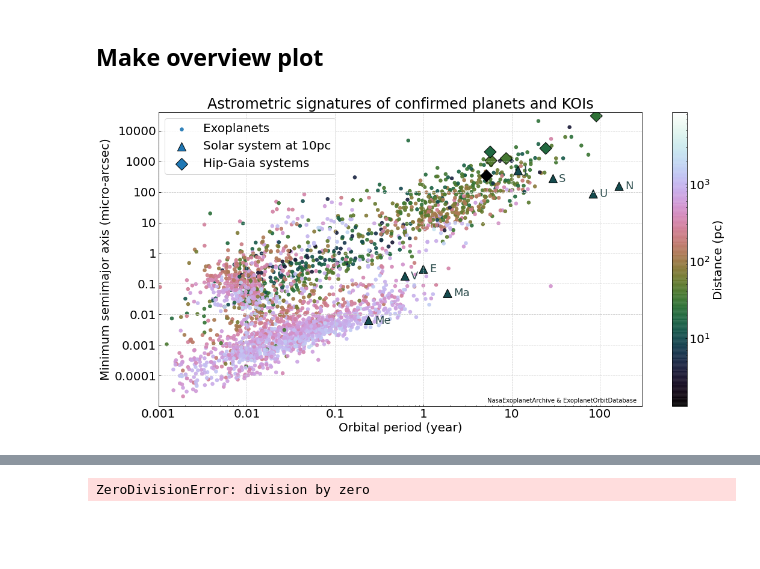
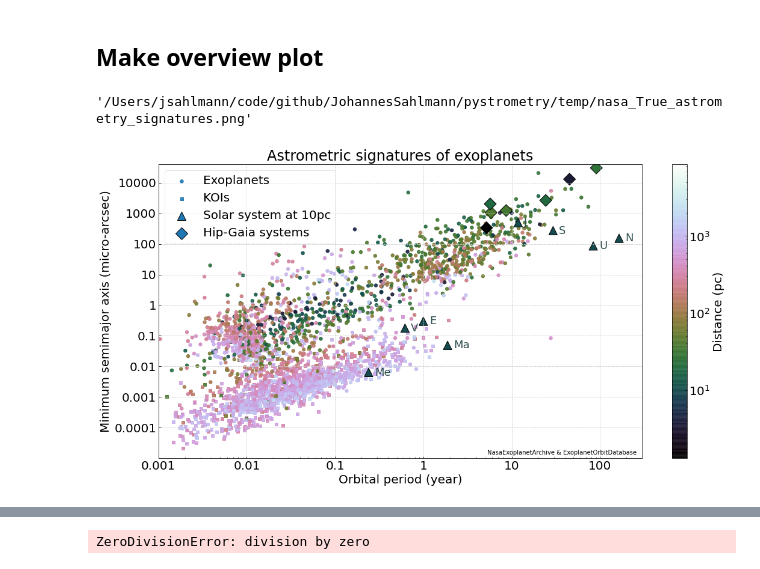
Before and after one commit to Johannes-Sahlmann/pystrometry, a Jupyter notebook: notebooks/1_exoplanet_signatures.ipynb, the cells around one changed output, grey strips where cells are left out. Drawn from its saved outputs; the diff is of its cells as text; code cells hidden in the pictures; blank space fills up the shorter version.

```diff
--- a/notebooks/1_exoplanet_signatures.ipynb
+++ b/notebooks/1_exoplanet_signatures.ipynb
@@ -148,17 +148,21 @@ solar_system
 # %%
 # TODO: add beta pic
 
+# add ups And, GJ676Ab?, VLBI planet, Guillem escude planet Feng+19,
+
+
 individuals = pd.DataFrame()
 
-individuals['period_year'] = np.array([91* u.year.to(u.day), 1900, 3165, 2135, 2089.11, 8880])* u.day.to(u.year)
+individuals['planet_name'] = ['HD 33632 Ab', 'Proxima c', 'HD 113337 c', 'HD 38529 c', 'pi Men b', 'beta Pic b', 'eps indi A b']
+individuals['ref'] = ['Currie+20', 'Kervella+20', 'Xuan+20', 'Xuan+20', 'De Rosa+20', 'Brandt+20', 'Feng+19']
+
+individuals['period_year'] = np.array([91* u.year.to(u.day), 1900, 3165, 2135, 2089.11, 8880, 45.2*u.year.to(u.day)])* u.day.to(u.year)
 individuals['period_day'] = individuals['period_year'] * u.year.to(u.day)
-individuals['planet_mass_mj'] = np.array([46, 12* u.M_earth.to(u.M_jup), 14, 18, 13.01, 9.8])
-individuals['distance_pc'] = [26.56, 1000./768.5, 1000./27.64, 1000./23.611, 1000/ 54.7052, 1000./50.58]
+individuals['planet_mass_mj'] = np.array([46, 12* u.M_earth.to(u.M_jup), 14, 18, 13.01, 9.8, 3.25])
+individuals['distance_pc'] = [26.56, 1000./768.5, 1000./27.64, 1000./23.611, 1000/ 54.7052, 1000./50.58, 1000./274.8]
 individuals['parallax_mas'] = 1e3/individuals['distance_pc']
-individuals['planet_name'] = ['HD 33632 Ab', 'Proxima c', 'HD 113337 c', 'HD 38529 c', 'pi Men b', 'beta Pic b']
-individuals['star_mass_msun'] = [1.108, 0.122, 1.40, 1.36, 1.094, 1.83]
+individuals['star_mass_msun'] = [1.108, 0.122, 1.40, 1.36, 1.094, 1.83, 0.754]
 
-individuals['ref'] = ['Currie+20', 'Kervella+20', 'Xuan+20', 'Xuan+20', 'De Rosa+20', 'Brandt+20']
 
 individuals['a_phot_mas'] = pjGet_a_barycentre(individuals['star_mass_msun'], individuals['planet_mass_mj'], individuals['period_day'], individuals['parallax_mas'])
 individuals['a_phot_muas'] = individuals['a_phot_mas']*1e3
@@ -205,8 +193,11 @@ Type:      method
 # %% [markdown]
 ## Make overview plot
 # %%
+include_koi = True
+include_individuals = True
+
+
 df = table.to_pandas()
-include_koi = True
 
 factor = 1000
 
@@ -232,45 +223,48 @@ colormap='cubehelix'
 fig, ax = pl.subplots()
 df.plot('period_year', 'a_phot_muas', kind='scatter', logx=True, logy=True, c=parameter_mapping_all['nasa'][colour_by], colormap=colormap, s=30, alpha=0.9, norm=norm, ax=ax, zorder=1, label='Exoplanets')
 if include_koi:
-    eod_df_koi.plot('period_year', 'a_phot_muas', kind='scatter', logx=True, logy=True, c=parameter_mapping_all['eod'][colour_by], colormap=colormap, s=30, alpha=0.9, norm=norm, ax=ax, colorbar=False)
+    eod_df_koi.plot('period_year', 'a_phot_muas', kind='scatter', logx=True, logy=True, c=parameter_mapping_all['eod'][colour_by], colormap=colormap, s=25, marker='s', alpha=0.9, zorder=-50, norm=norm, ax=ax, colorbar=False, label='KOIs')
 pl.ylim((1e-8*factor, 40*factor))
 pl.xlim((1e-3, 300))
 solar_system.plot('period_year', 'a_phot_muas', kind='scatter', logx=True, logy=True, s=200, c=colour_by, ax=ax, norm=norm, colormap=colormap, colorbar=False, marker='^', label='Solar system at 10pc', edgecolor='k')
 _ = solar_system.apply(annotate_df, axis=1)
-individuals.plot('period_year', 'a_phot_muas', kind='scatter', logx=True, logy=True, s=200, c=colour_by, ax=ax, norm=norm, colormap=colormap, colorbar=False, label='Hip-Gaia systems',  marker='D', edgecolor='k') #,
+if include_individuals:
+    individuals.plot('period_year', 'a_phot_muas', kind='scatter', logx=True, logy=True, s=200, c=colour_by, ax=ax, norm=norm, colormap=colormap, colorbar=False, label='Hip-Gaia systems',  marker='D', edgecolor='k') #,
 # for i, name in enumerate(solar_system.name):
 #     pl.()
 pl.xlabel('Orbital period (year)')
 pl.ylabel('Minimum semimajor axis (micro-arcsec)')
 ax.grid(ls='--', color='0.8')
 ax.set_zorder(-52)
 
 xticks = [0.001, 0.01, 0.1, 1, 10, 100]
 xtick_labels = np.array(['0.001', '0.01', '0.1', '1', '10', '100'])
 pl.xticks(xticks, xtick_labels)
 
 yticks = [1e-4, 1e-3, 1e-2, 1e-1, 1, 10, 100, 1000, 1e4]
 ytick_labels = np.array(yticks).astype(str)
 ytick_labels = np.array(['0.0001', '0.001', '0.01', '0.1', '1', '10', '100', '1000', '10000'])
 pl.yticks(yticks, ytick_labels)
 
 cax = fig.get_axes()[1]
 cax.set_ylabel('Distance (pc)')
-pl.legend(loc=2)
+pl.legend(loc=2, framealpha=0.5)
 # if selected_table_name == 'eod':
 #     pl.title('{} planets from exoplanets.org (last updated June 2018)'.format(df[y].count()))
 # if selected_table_name == 'nasa':
 #     pl.title('{} confirmed planets from exoplanetarchive.ipac'.format(df[y].count()))
 # ax.xaxis.set_major_formatter(mp.ticker.ScalarFormatter())
 # ax.yaxis.set_major_formatter(mp.ticker.ScalarFormatter())
 # ax.ticklabel_format(useOffset=False, style='plain')
 
 pl.text(0.68, 0.03, 'NasaExoplanetArchive & ExoplanetOrbitDatabase', horizontalalignment='left', verticalalignment='top',
         transform=pl.gca().transAxes, fontsize=10)
 
-pl.title('Astrometric signatures of confirmed planets and KOIs')
+pl.title('Astrometric signatures of exoplanets')
 if save_plot:
-    figure_file_name = os.path.join(TEMPORARY_DIR, '{}_astrometry_signatures.png'.format(selected_table_name))
+    figure_file_name = os.path.join(TEMPORARY_DIR, '{}_{}_astrometry_signatures.png'.format(selected_table_name, include_individuals))
     pl.savefig(figure_file_name, transparent=False, bbox_inches='tight', pad_inches=0.05)
+figure_file_name
 # %% [output]
+'/Users/jsahlmann/code/github/JohannesSahlmann/pystrometry/temp/nasa_True_astrometry_signatures.png'
-[figure, old version]
+[figure, new version]
```
Also changed, not shown: parts of 6 cells of this notebook, 1 other file.
